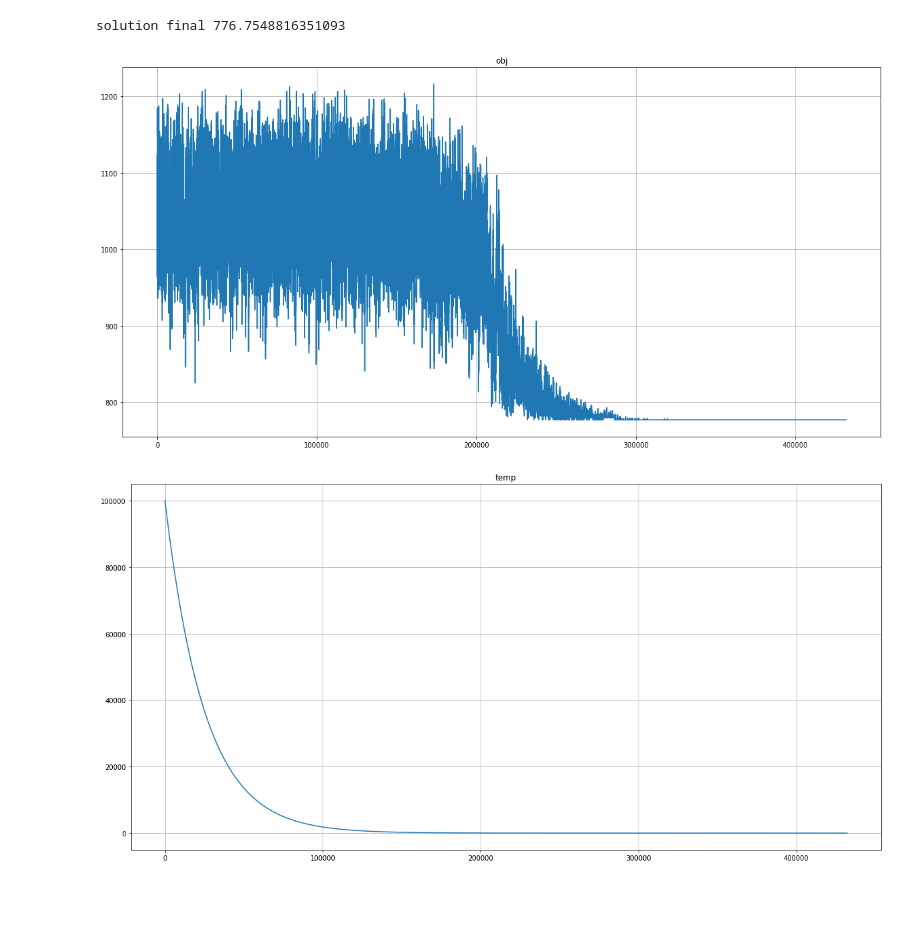
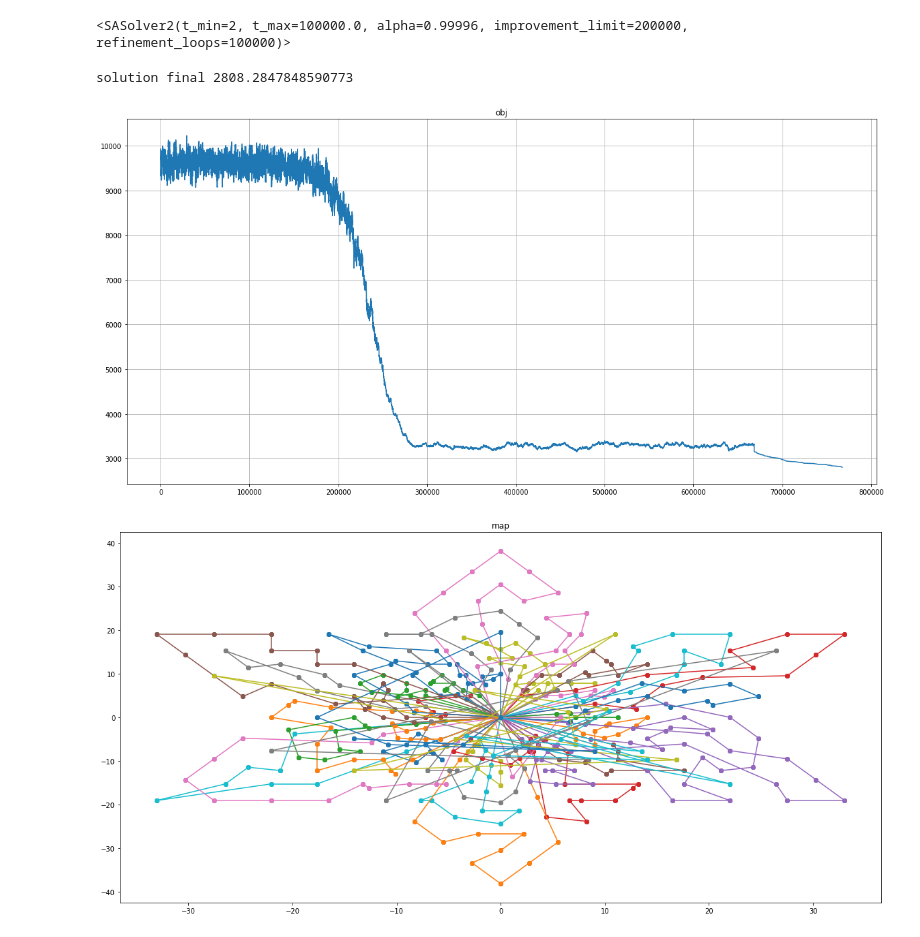
Before and after one commit to gbottari/discopt_assignments, a Jupyter notebook: vrp/analysis.ipynb, the cells around one changed output. Drawn from its saved outputs; the diff is of its cells as text; code cells hidden in the pictures; blank space fills up the shorter version.

```diff
--- a/vrp/analysis.ipynb
+++ b/vrp/analysis.ipynb
@@ -20,31 +15,72 @@ solution, solver = test_sa()
+# %%
+def test_sa():
+    #random.seed(0)
+    # ('vrp_16_3_1', 'vrp_26_8_1', 'vrp_51_5_1', 'vrp_101_10_1', 'vrp_200_16_1', 'vrp_421_41_1')
+    problem = get_problem_by_filename('vrp_421_41_1')
+    #solver = SASolver(t_min=2, t_max=100000.0, alpha=0.99996, improvement_limit=100000, debug=True)
+    solver = SASolver2(t_min=2, t_max=100000.0, alpha=0.99996, improvement_limit=200000, refinement_loops=100000, debug=True)
+    #solver = MultiSolver(solvers=[SASolver(t_max=10000.0, improvement_limit=50000, debug=True)], timeout=600)
+    #solver = ILSVRPSolver(max_dives=200, max_diving_iters=800, debug=True)
+    #solver = ILSVRPSolver2(max_failed_dives=30, depth_multiplier=1.02, refinement_loops=30000, initial_depth=500, debug=True)
+    print(solver)
+    return solver._solve(problem), solver
+
+solution, solver = test_sa()
+# %% [output]
+<SASolver2(t_min=2, t_max=100000.0, alpha=0.99996, improvement_limit=200000, refinement_loops=100000)>
 # %%
 def plot(solution, solver):
     x = solution.stats.improvements_x
     y = solution.stats.improvements_y
     print('solution final', solution.stats.final_value)
 
     fig = plt.figure()
     #plt.loglog(x, y)
     plt.plot(x, y)
+    #plt.plot(solution.stats.dives_x, solution.stats.dives_y, '*', markersize=20)
     #plt.xlim([2000, 15000])
     #plt.ylim([0, 60000])
     plt.grid()
     plt.title('obj')
 
-    fig = plt.figure()
-    plt.plot(list(range(len(solution.stats.temperature))), solution.stats.temperature)
-    plt.grid()
-    plt.title('temp')
+    #fig = plt.figure()
+    #plt.plot(list(range(len(solution.stats.temperature))), solution.stats.temperature)
+    #plt.yscale('log')
+    #plt.grid()
+    #plt.title('temp')
+
+    #fig = plt.figure()
+    #plt.plot(list(range(len(solution.stats.probs))), solution.stats.probs, '.', alpha=0.3)
+    #plt.grid()
+    #plt.title('probs')
+
+    #fig = plt.figure()
+    #plt.plot(solution.stats.dives_x, solution.stats.dives_y, '+')
+    #plt.grid()
+    #plt.title('dives')
 
     fig = plt.figure()
-    plt.plot(list(range(len(solution.stats.probs))), solution.stats.probs, '.', alpha=0.3)
-    plt.grid()
-    plt.title('probs')
+
+    tour_colors = ['#1f77b4', '#ff7f0e', '#2ca02c', '#d62728', '#9467bd', '#8c564b', '#e377c2', '#7f7f7f', '#bcbd22', '#17becf']
+    get_c = solution.problem.get_customer
+    for i in range(len(solution.big_tour) - 1):
+        c_1 = get_c(solution.big_tour[i]).location
+        c_2 = get_c(solution.big_tour[i + 1]).location
+        x = [c_1.x, c_2.x]
+        y = [c_1.y, c_2.y]
+        tour_id = solution.tour_ids[i]
+        color = tour_colors[tour_id % len(tour_colors)]
+        plt.plot(x, y, 'o-', color=color)
+
+    x = [customer.location.x for customer in solution.problem.customers]
+    y = [customer.location.y for customer in solution.problem.customers]
+    plt.scatter(x, y)
+    plt.title('map')
 
     plt.show()
 
 plot(solution, solver)
 # %% [output]
-solution final 776.7548816351093
+solution final 2808.2847848590773
-[figure, old version]
+[figure, new version]
-[figure, old version]
+[figure, new version]
```
Also changed, not shown: parts of 3 cells of this notebook, 4 other files.
